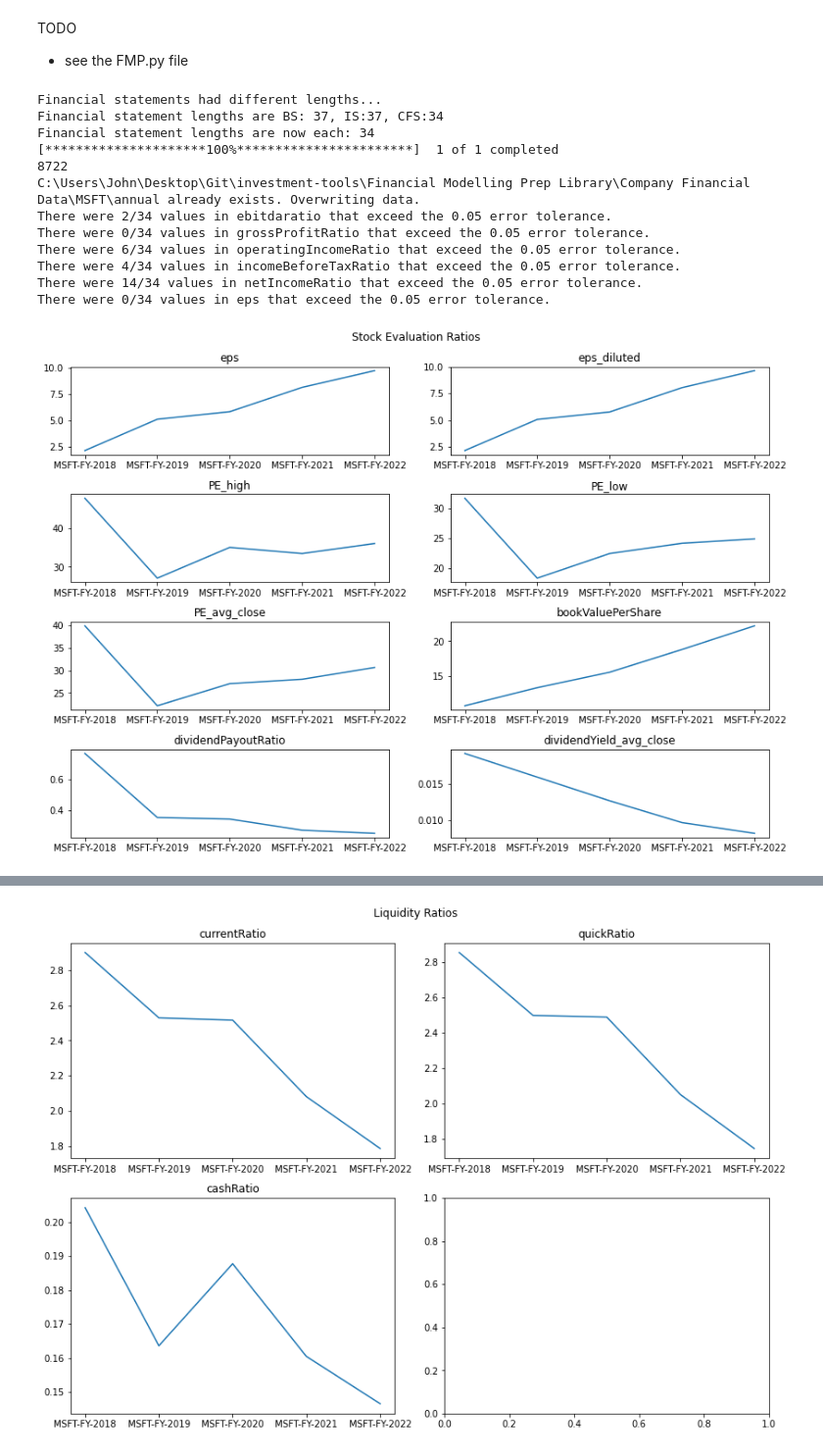
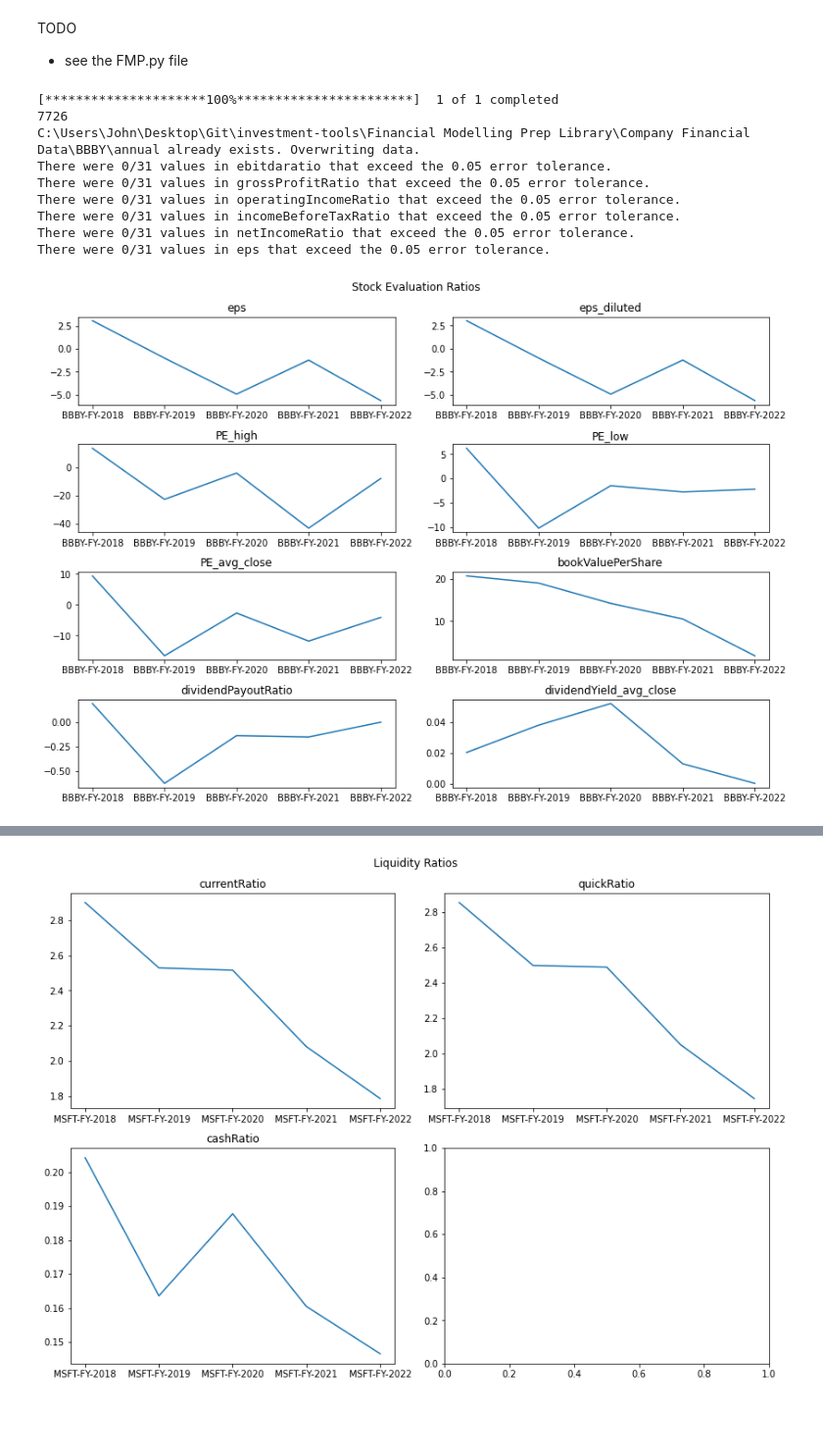
Before and after one commit to oldhiltonian/investment-tools, a Jupyter notebook: Financial Modelling Prep Library/Untitled.ipynb, the cells around one changed output, grey strips where cells are left out. Shown: that part at 98% size. Saved outputs shown, nothing was run; the diff lists cells and outputs as text; code cells hidden in the pictures; blank space fills up the shorter version.

```diff
--- a/Financial Modelling Prep Library/Untitled.ipynb
+++ b/Financial Modelling Prep Library/Untitled.ipynb
@@ -18,19 +18,16 @@ with open(key_path) as file:
 
 yf.pdr_override()
 # %%
-a = Company('MSFT', api_key=api_key, data='online')
+a = Company('BBBY', api_key=api_key, data='online')
 #ZTS
 # %% [output]
-Financial statements had different lengths...
-Financial statement lengths are BS: 37, IS:37, CFS:34
-Financial statement lengths are now each: 34
 [*********************100%***********************]  1 of 1 completed
-8722
-C:\Users\John\Desktop\Git\investment-tools\Financial Modelling Prep Library\Company Financial Data\MSFT\annual already exists. Overwriting data.
-There were 2/34 values in ebitdaratio that exceed the 0.05 error tolerance.
-There were 0/34 values in grossProfitRatio that exceed the 0.05 error tolerance.
-There were 6/34 values in operatingIncomeRatio that exceed the 0.05 error tolerance.
-There were 4/34 values in incomeBeforeTaxRatio that exceed the 0.05 error tolerance.
-There were 14/34 values in netIncomeRatio that exceed the 0.05 error tolerance.
-There were 0/34 values in eps that exceed the 0.05 error tolerance.
+7726
+C:\Users\John\Desktop\Git\investment-tools\Financial Modelling Prep Library\Company Financial Data\BBBY\annual already exists. Overwriting data.
+There were 0/31 values in ebitdaratio that exceed the 0.05 error tolerance.
+There were 0/31 values in grossProfitRatio that exceed the 0.05 error tolerance.
+There were 0/31 values in operatingIncomeRatio that exceed the 0.05 error tolerance.
+There were 0/31 values in incomeBeforeTaxRatio that exceed the 0.05 error tolerance.
+There were 0/31 values in netIncomeRatio that exceed the 0.05 error tolerance.
+There were 0/31 values in eps that exceed the 0.05 error tolerance.
-[figure, old version]
+[figure, new version]
```
Also changed, not shown: parts of 2 cells of this notebook, 10 other files.
